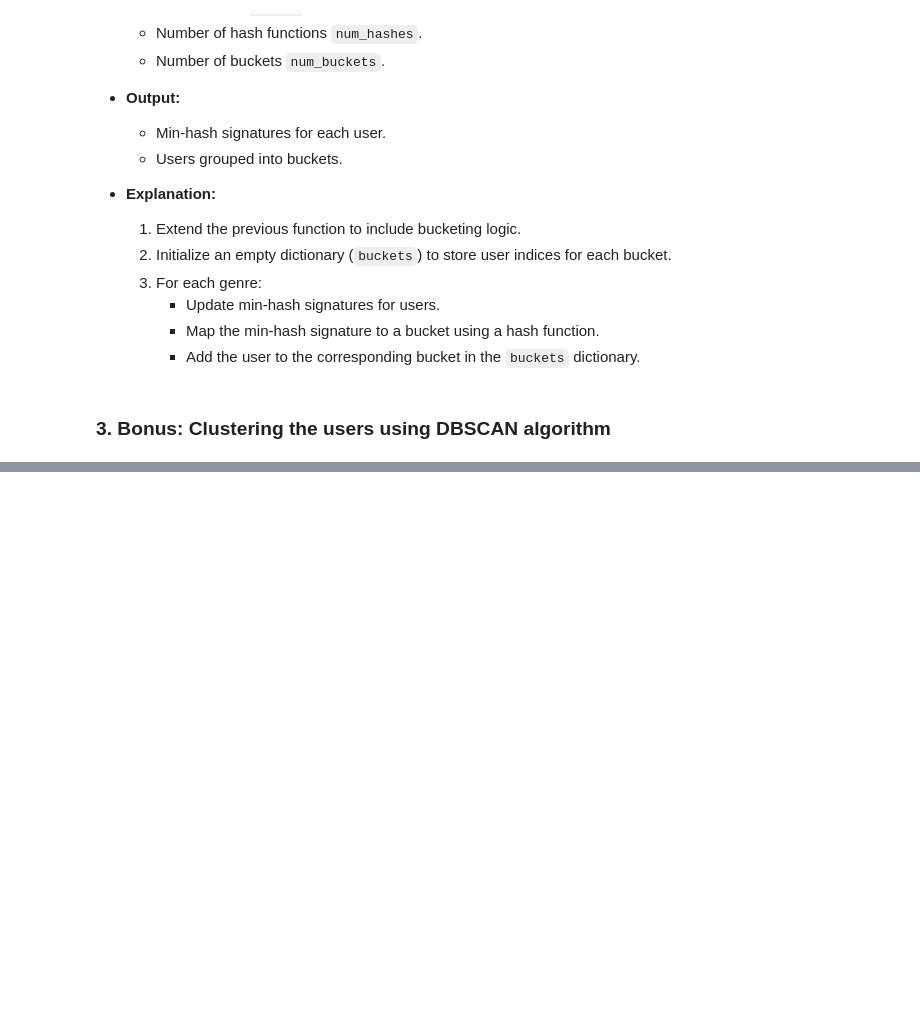
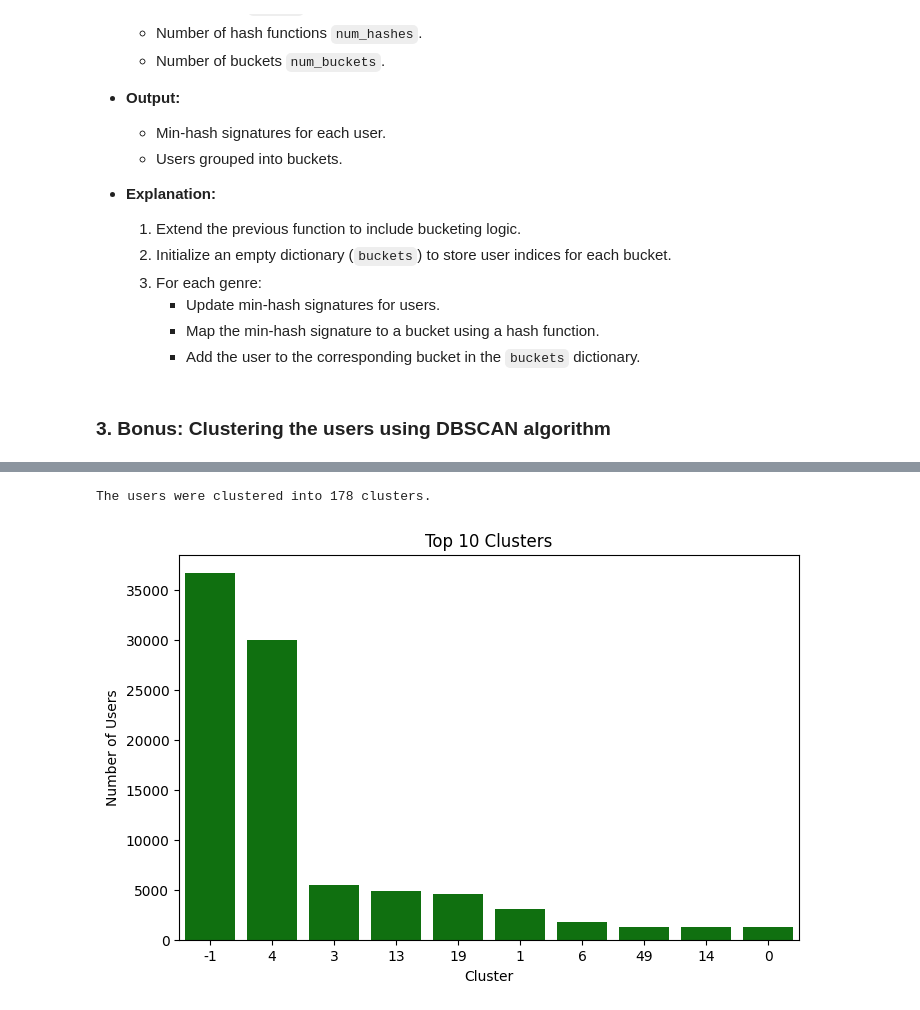
Before and after one commit to HazemTarek1080/A-Comprehensive-Analysis-of-Netflix-User-Behavior-Through-Hashing-and-Clustering-Techniques, a Jupyter notebook: HW4.ipynb, the cells around one changed output, grey strips where cells are left out. Saved outputs shown, nothing was run; the diff lists cells and outputs as text; code cells hidden in the pictures; blank space fills up the shorter version.

```diff
--- a/HW4.ipynb
+++ b/HW4.ipynb
@@ -384,0 +365,5 @@ The users in the dataset were clustered using the DBSCAN algorithm into 971 clus
+# %%
+# Create a DataFrame with the frequency of each genre for each user
+df_frequency_clustering = pd.DataFrame(index = unique_users, columns=genres_list).fillna(0)
+df_frequency_clustering.drop('NOT AVAILABLE', axis=1, inplace=True)
+df_frequency_clustering.head()
@@ -384,0 +378,11 @@ The users in the dataset were clustered using the DBSCAN algorithm into 971 clus
+# %%
+# Iterate over rows in the original DataFrame
+for index, row in df.iterrows():
+    user_id = row['user_id']
+    genres = row['genres']
+
+    # Calculate the frequency for each genre
+    for genre in genres:
+        # Check if the genre is in the DataFrame columns and if the duration is greater than 10 minutes
+        if genre in df_frequency_clustering.columns and row['duration'] > 600:
+            df_frequency_clustering.loc[user_id, genre] += 1
@@ -384,0 +399,14 @@ The users in the dataset were clustered using the DBSCAN algorithm into 971 clus
+# %%
+# standardize the data
+scaler = StandardScaler()
+scaled_data = scaler.fit_transform(df_frequency_clustering)
+# %%
+# Set epsilon and min_samples parameters
+epsilon = 0.8
+min_samples = 30
+
+dbscan = DBSCAN(eps=epsilon, min_samples=min_samples)
+clusters = dbscan.fit_predict(scaled_data)
+
+# 'clusters' now contains the cluster assignments for each user
+df_frequency_clustering['cluster'] = clusters
@@ -384,0 +423,14 @@ The users in the dataset were clustered using the DBSCAN algorithm into 971 clus
+# %%
+print('The users were clustered into',len(df_frequency_clustering['cluster'].unique()), 'clusters.')
+# %% [output]
+The users were clustered into 178 clusters.
+# %%
+# plot the top 10 clusters
+plt.figure(figsize=(8, 5))
+sns.countplot(x='cluster', data=df_frequency_clustering, order=df_frequency_clustering['cluster'].value_counts().iloc[:10].index, color='green')
+plt.title('Top 10 Clusters')
+plt.xlabel('Cluster')
+plt.ylabel('Number of Users')
+plt.show()
+# %% [output]
+[figure, added]
```
Also changed, not shown: parts of 20 cells of this notebook.
